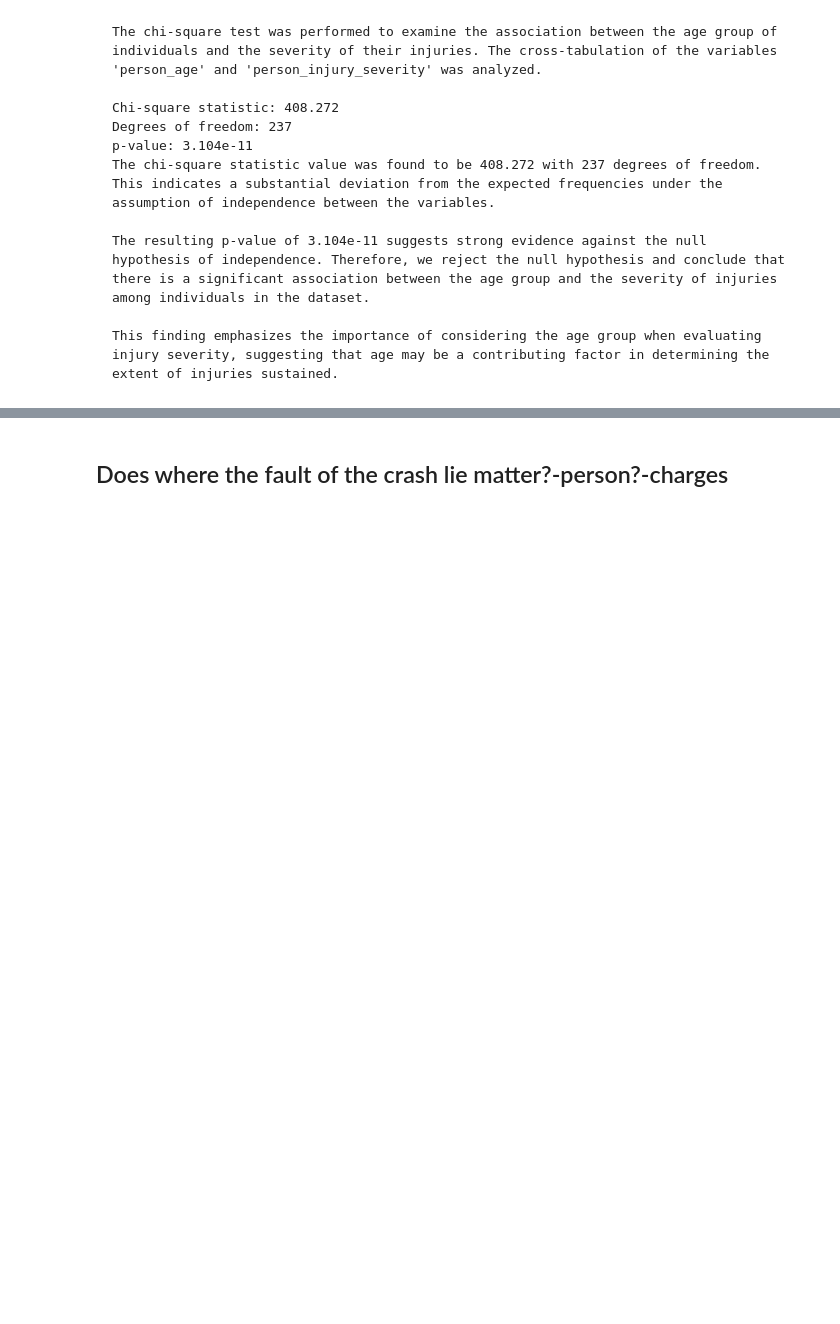
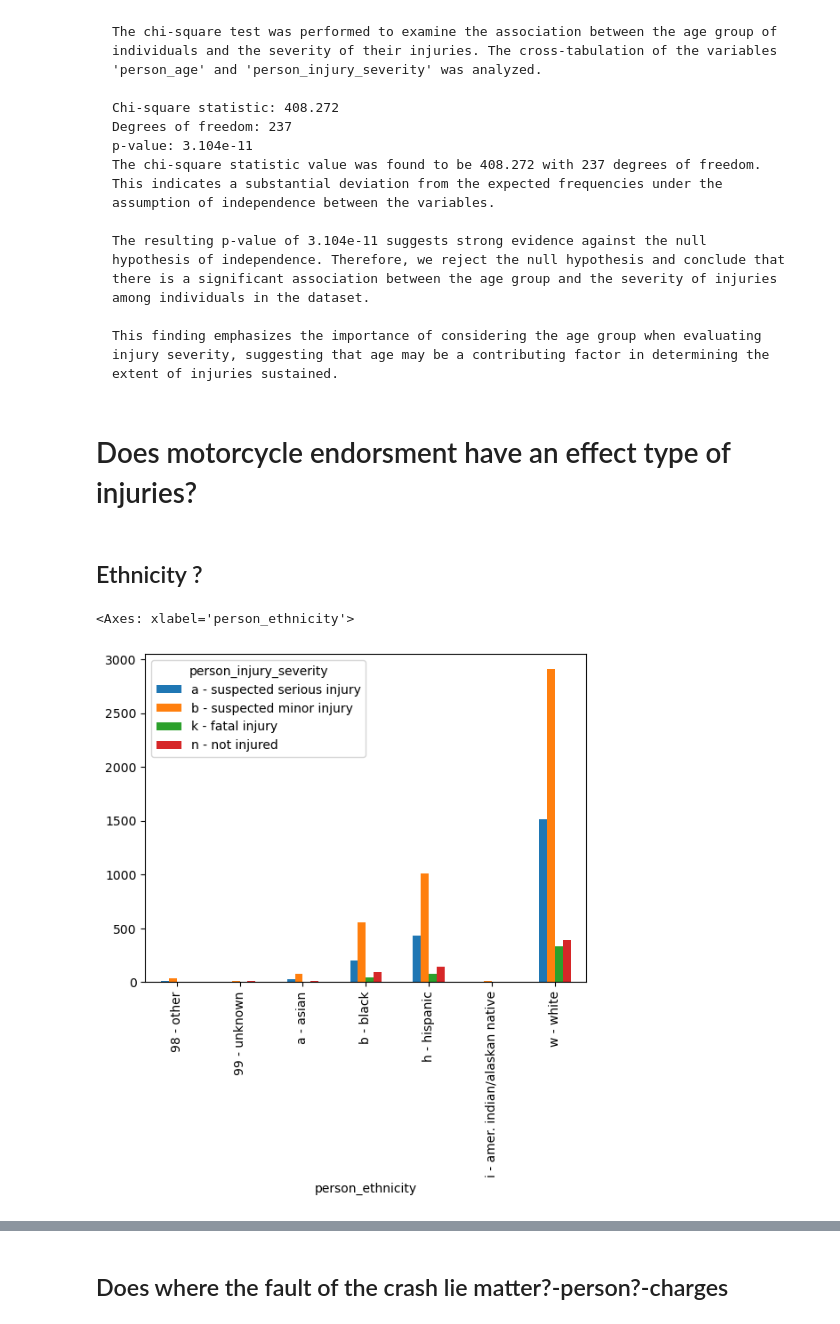
Before and after one commit to tex-wrex/tex-wrex, a Jupyter notebook: Fermin/explore.ipynb, the cells around one changed output, grey strips where cells are left out. Saved outputs shown, nothing was run; the diff lists cells and outputs as text; code cells hidden in the pictures; blank space fills up the shorter version.

```diff
--- a/Fermin/explore.ipynb
+++ b/Fermin/explore.ipynb
@@ -197,3 +197,12 @@ Degrees of freedom: 237
     The resulting p-value of 3.104e-11 suggests strong evidence against the null hypothesis of independence. Therefore, we reject the null hypothesis and conclude that there is a significant association between the age group and the severity of injuries among individuals in the dataset.
 
     This finding emphasizes the importance of considering the age group when evaluating injury severity, suggesting that age may be a contributing factor in determining the extent of injuries sustained.
+# %% [markdown]
+# Does motorcycle endorsment have an effect type of injuries?
+# %% [markdown]
+## Ethnicity ?
+# %%
+pd.crosstab(train.person_ethnicity, train.person_injury_severity).plot(kind='bar')
+# %% [output]
+<Axes: xlabel='person_ethnicity'>
+[figure, added]
```
Also changed, not shown: parts of 7 cells of this notebook, 3 other files.
